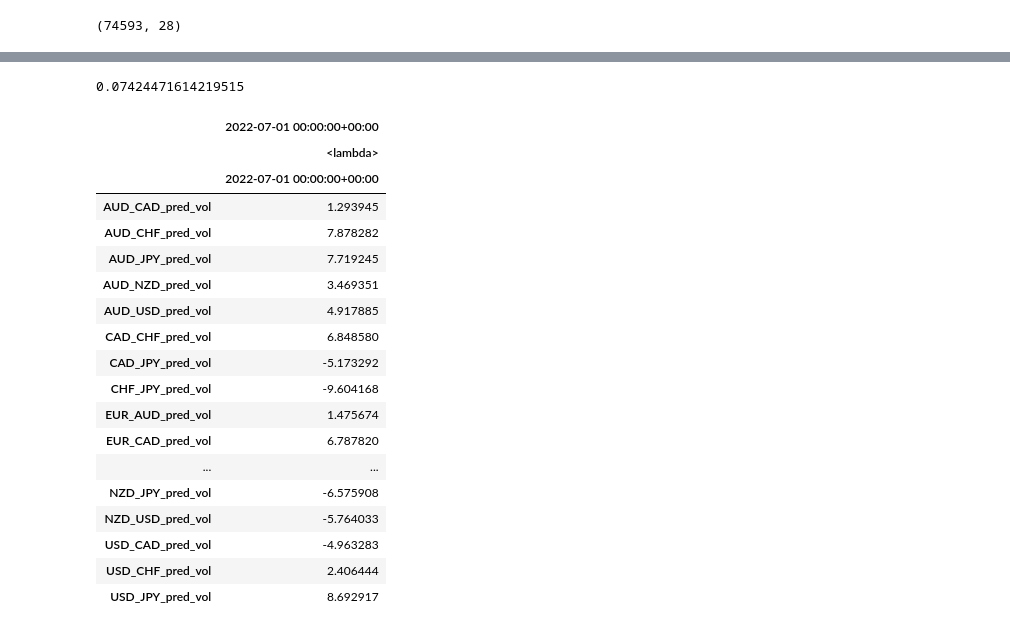
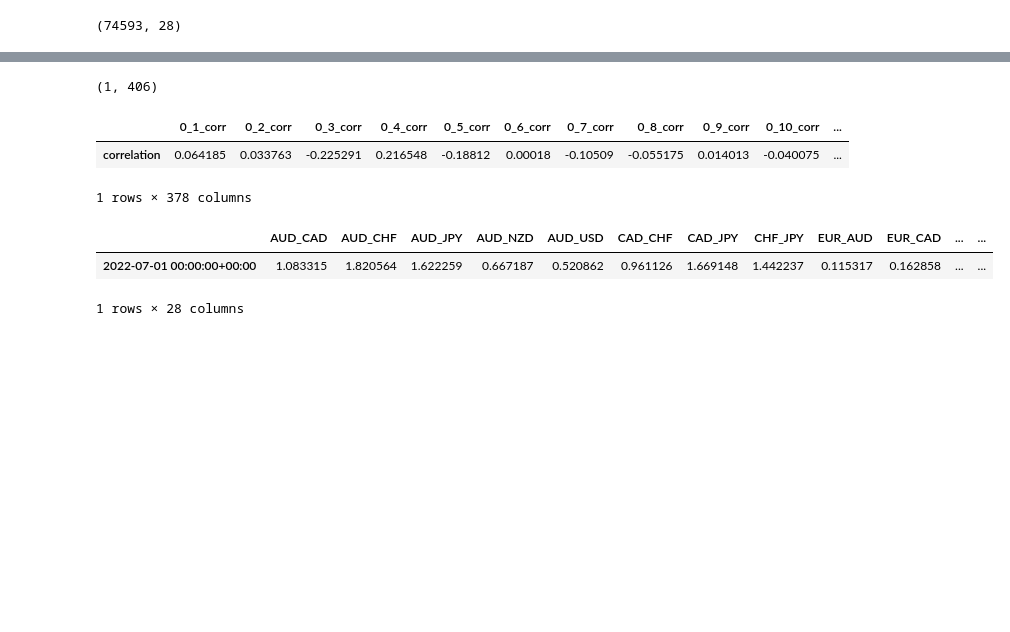
Before and after one commit to alexcolls/rex-ai, a Jupyter notebook: notebooks/marti/risk_management.ipynb, the cells around one changed output, grey strips where cells are left out. Saved outputs shown, nothing was run; the diff lists cells and outputs as text; code cells hidden in the pictures; blank space fills up the shorter version.

Commit message:
Correlation matrix + iteration expected to finish

```diff
--- a/notebooks/marti/risk_management.ipynb
+++ b/notebooks/marti/risk_management.ipynb
@@ -96,18 +72,18 @@ display(pred_last.tail(1), pred)
 # %%
 def pairs_correlation(df, rate=120):
+    df = df.copy()
     data = pd.DataFrame([])
-    for pair in df.columns:
-        for second_pair in df.columns:
-            data[f'{pair}_{second_pair}_corr'] = df[f'{pair}'].rolling(120).corr(df[f'{second_pair}'])
+    for pair in range(len(df.columns)):
+        for second_pair in range(pair, len(df.columns)):
+            data[f'{pair}_{second_pair}_corr'] = df.iloc[:,pair].rolling(120).corr(df.iloc[:,second_pair])
     data.index = df.index
+    data = data.iloc[-1:]
     return data
 
-cor = pairs_correlation(pred_last)
-cor = cor.iloc[-1:]
 
-
-
-
-
-# data = pd.DataFrame([])
-# for sym in SYMBOLS:
+def weighted_volatility(volatility):
+    weight = pd.DataFrame([])
+    volatility = volatility.copy()
+    volatility_T = volatility.T
+    weight = volatility_T/ volatility_T.mean()
+    return  weight
@@ -121,38 +90,3 @@ pred
-# %%
-def weighted_volatility(volatility):
-    weight = pd.DataFrame([])
-
-    weight = volatility.apply(lambda x: x / volatility.mean() for x in volatility)
-    return  weight
-# %%
-
-
-pred = pred.T
-print(pred["2022-07-01 00:00:00+00:00"].mean())
-# display(pred, w )
-# %% [output]
-0.07424471614219515
 # %%
 w = weighted_volatility(pred)
+wt = w.T
-# %%
-w
-# %% [output]
-|  | 2022-07-01 00:00:00+00:00 |
-|  | <lambda> |
-|  | 2022-07-01 00:00:00+00:00 |
-| AUD_CAD_pred_vol | 1.293945 |
-| AUD_CHF_pred_vol | 7.878282 |
-| AUD_JPY_pred_vol | 7.719245 |
-| AUD_NZD_pred_vol | 3.469351 |
-| AUD_USD_pred_vol | 4.917885 |
-| CAD_CHF_pred_vol | 6.848580 |
-| CAD_JPY_pred_vol | -5.173292 |
-| CHF_JPY_pred_vol | -9.604168 |
-| EUR_AUD_pred_vol | 1.475674 |
-| EUR_CAD_pred_vol | 6.787820 |
-| ... | ... |
-| NZD_JPY_pred_vol | -6.575908 |
-| NZD_USD_pred_vol | -5.764033 |
-| USD_CAD_pred_vol | -4.963283 |
-| USD_CHF_pred_vol | 2.406444 |
-| USD_JPY_pred_vol | 8.692917 |
@@ -158,0 +95,19 @@ w
+# %%
+cor.shape
+# %% [output]
+(1, 406)
+# %%
+cor = cor.iloc[-1:,]
+
+cort = cor.T
+cort.columns = ["correlation"]
+cort = cort[round(cort.correlation,6) != 1.000000]
+
+display(cort.T, wt)
+# %% [output]
+|  | 0_1_corr | 0_2_corr | 0_3_corr | 0_4_corr | 0_5_corr | 0_6_corr | 0_7_corr | 0_8_corr | 0_9_corr | 0_10_corr | ... |
+| correlation | 0.064185 | 0.033763 | -0.225291 | 0.216548 | -0.18812 | 0.00018 | -0.10509 | -0.055175 | 0.014013 | -0.040075 | ... |
+1 rows × 378 columns
+|  | AUD_CAD | AUD_CHF | AUD_JPY | AUD_NZD | AUD_USD | CAD_CHF | CAD_JPY | CHF_JPY | EUR_AUD | EUR_CAD | ... | ... |
+| 2022-07-01 00:00:00+00:00 | 1.083315 | 1.820564 | 1.622259 | 0.667187 | 0.520862 | 0.961126 | 1.669148 | 1.442237 | 0.115317 | 0.162858 | ... | ... |
+1 rows × 28 columns
```
Also changed, not shown: parts of 11 cells of this notebook.
